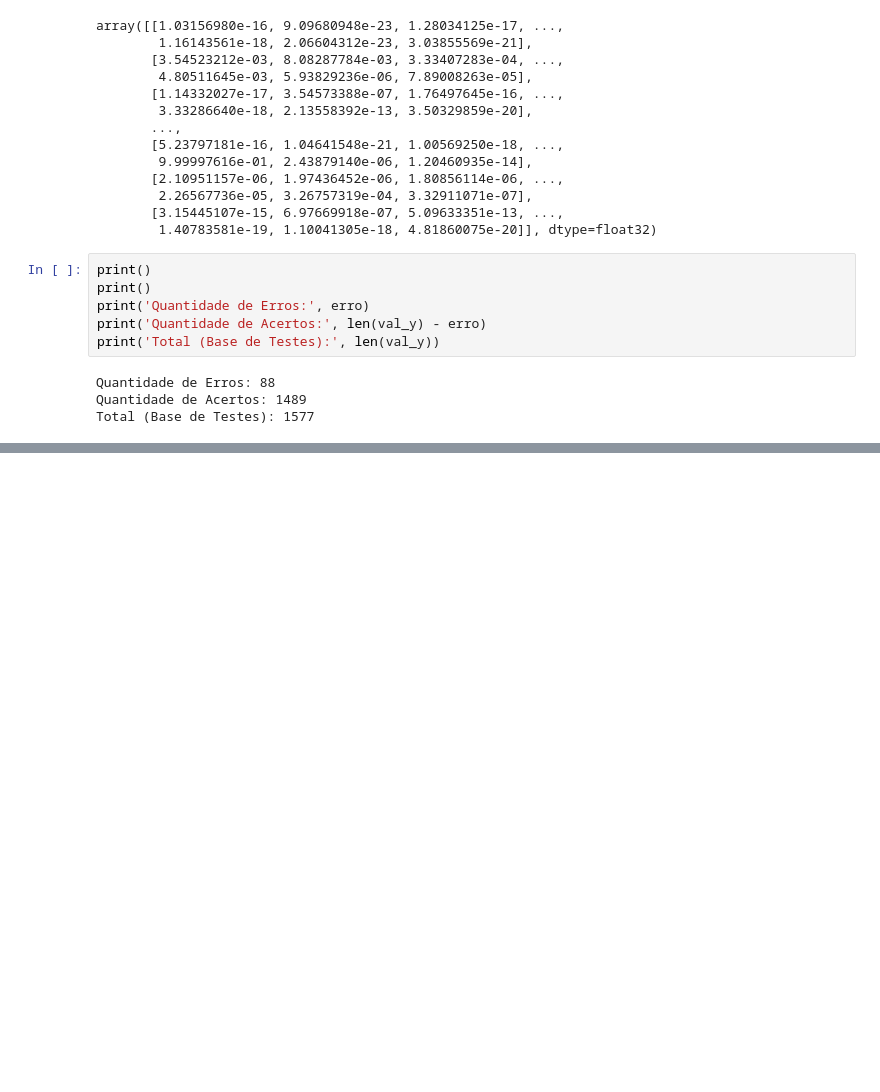
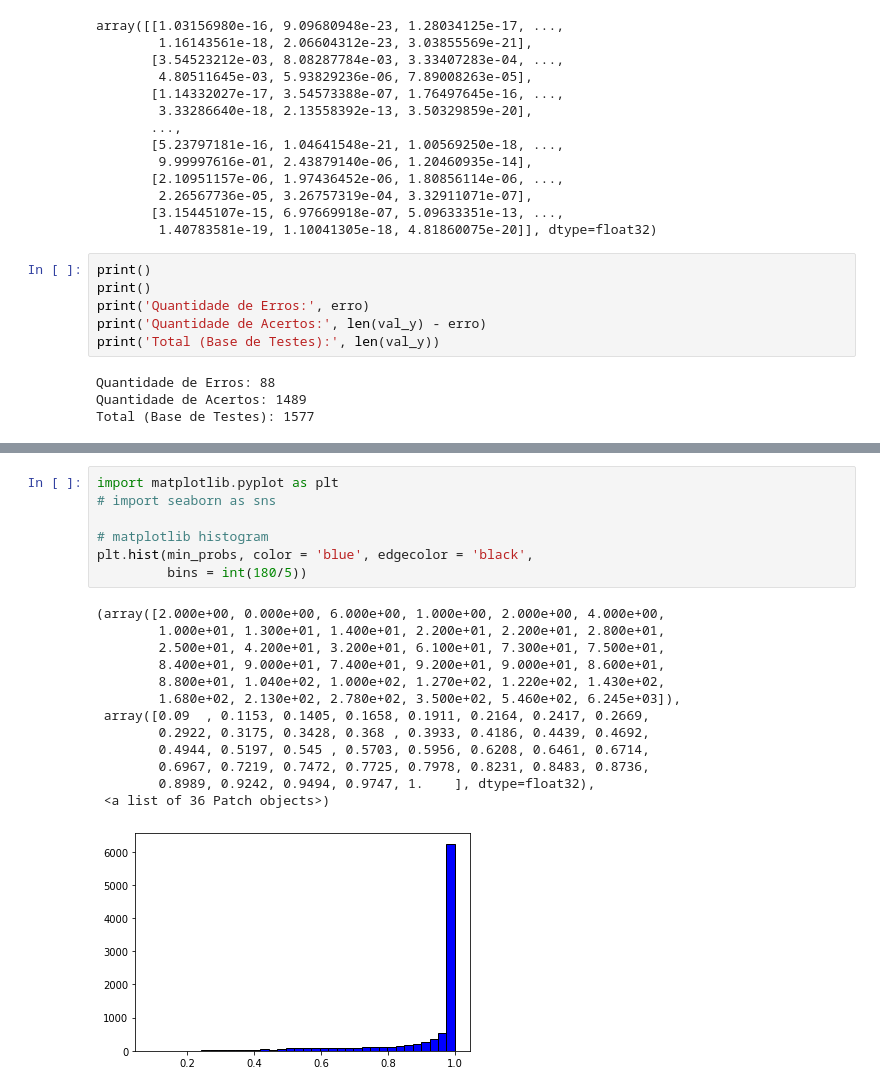
Before and after one commit to lamfo-unb/captcha_break, a Jupyter notebook: [Captcha_Break]-EDA.ipynb, the cells around one changed output, grey strips where cells are left out. Drawn from its saved outputs; the diff is of its cells as text; blank space fills up the shorter version.

```diff
--- a/[Captcha_Break]-EDA.ipynb
+++ b/[Captcha_Break]-EDA.ipynb
@@ -631,0 +780,21 @@ Total (Base de Testes): 1577
+# %%
+import matplotlib.pyplot as plt
+# import seaborn as sns
+
+# matplotlib histogram
+plt.hist(min_probs, color = 'blue', edgecolor = 'black',
+         bins = int(180/5))
+# %% [output]
+(array([2.000e+00, 0.000e+00, 6.000e+00, 1.000e+00, 2.000e+00, 4.000e+00,
+        1.000e+01, 1.300e+01, 1.400e+01, 2.200e+01, 2.200e+01, 2.800e+01,
+        2.500e+01, 4.200e+01, 3.200e+01, 6.100e+01, 7.300e+01, 7.500e+01,
+        8.400e+01, 9.000e+01, 7.400e+01, 9.200e+01, 9.000e+01, 8.600e+01,
+        8.800e+01, 1.040e+02, 1.000e+02, 1.270e+02, 1.220e+02, 1.430e+02,
+        1.680e+02, 2.130e+02, 2.780e+02, 3.500e+02, 5.460e+02, 6.245e+03]),
+ array([0.09  , 0.1153, 0.1405, 0.1658, 0.1911, 0.2164, 0.2417, 0.2669,
+        0.2922, 0.3175, 0.3428, 0.368 , 0.3933, 0.4186, 0.4439, 0.4692,
+        0.4944, 0.5197, 0.545 , 0.5703, 0.5956, 0.6208, 0.6461, 0.6714,
+        0.6967, 0.7219, 0.7472, 0.7725, 0.7978, 0.8231, 0.8483, 0.8736,
+        0.8989, 0.9242, 0.9494, 0.9747, 1.    ], dtype=float32),
+ <a list of 36 Patch objects>)
+[figure, added]
```
Also changed, not shown: parts of 24 cells of this notebook, 1 other file.
